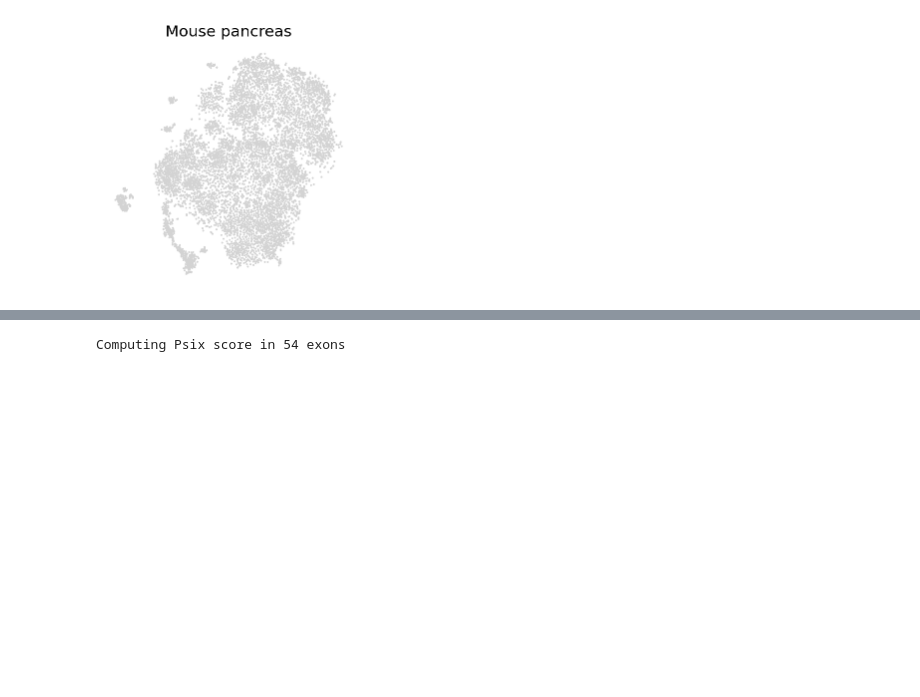
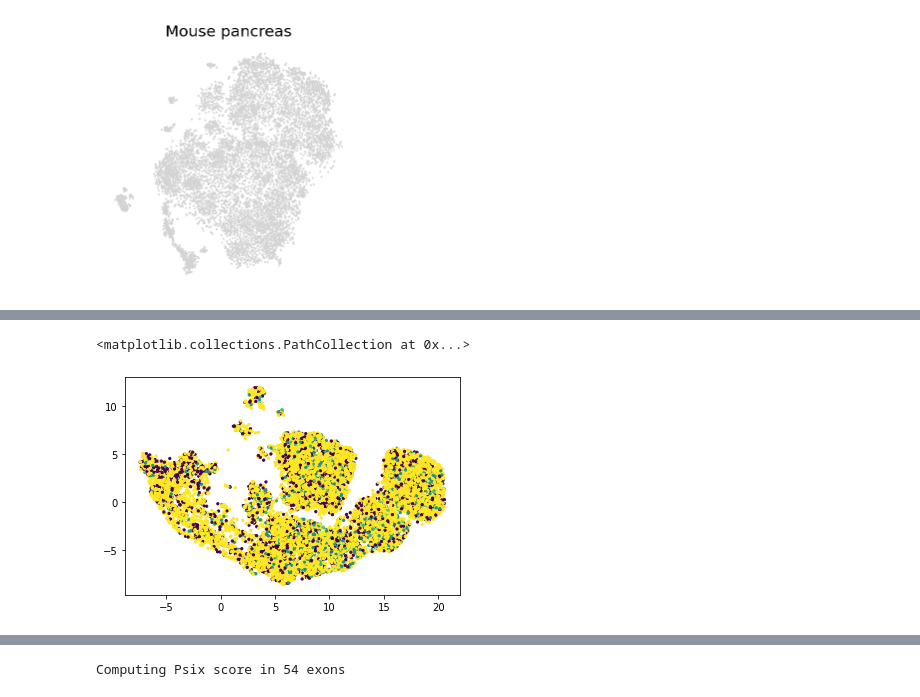
Before and after one commit to lareaulab/analysis_psix, a Jupyter notebook: mouse_pancreas/mouse_pancreas.ipynb, the cells around one changed output, grey strips where cells are left out. Drawn from its saved outputs; the diff is of its cells as text; code cells hidden in the pictures; blank space fills up the shorter version.

Commit message:
pancreas dset

```diff
--- a/mouse_pancreas/mouse_pancreas.ipynb
+++ b/mouse_pancreas/mouse_pancreas.ipynb
@@ -174,2 +200,4 @@ psix_object.compute_psix_scores(latent='data/mouse_pancreas_scvi_rd.tab.gz', n_j
 # %%
 psix_object.psix_results.to_csv('psix_results.tab.gz', sep='\t', index=True, header=True)
+# %%
+umap_rd = pd.read_csv('data/mouse_pancreas_umap_rd.tab.gz', sep='\t', index_col=0)
@@ -175,0 +206,5 @@ psix_object.psix_results.to_csv('psix_results.tab.gz', sep='\t', index=True, hea
+# %%
+plt.scatter(umap_rd.umap_1, umap_rd.umap_2, c=psix_object.adata.uns['psi']['Dnlz_1'], s=5, vmin=0, vmax=1)
+# %% [output]
+<matplotlib.collections.PathCollection at 0x...>
+[figure, added]
```
Also changed, not shown: parts of 10 cells of this notebook, 2 other files.
